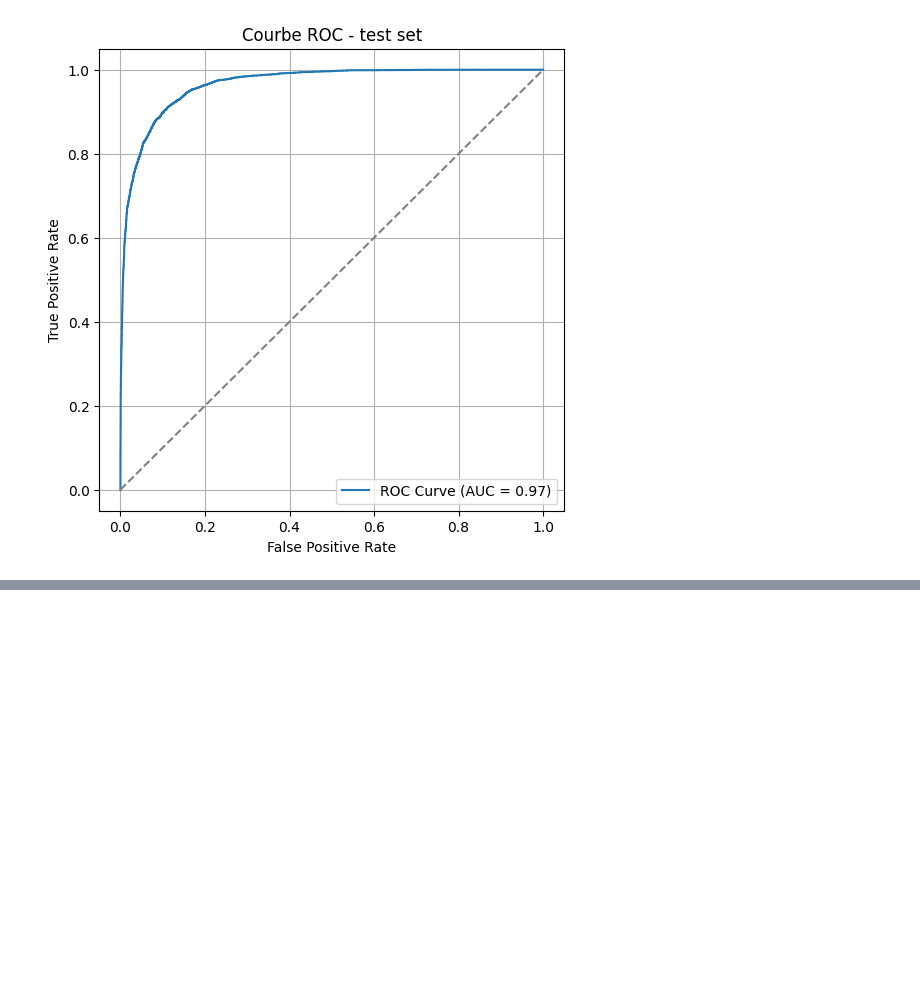
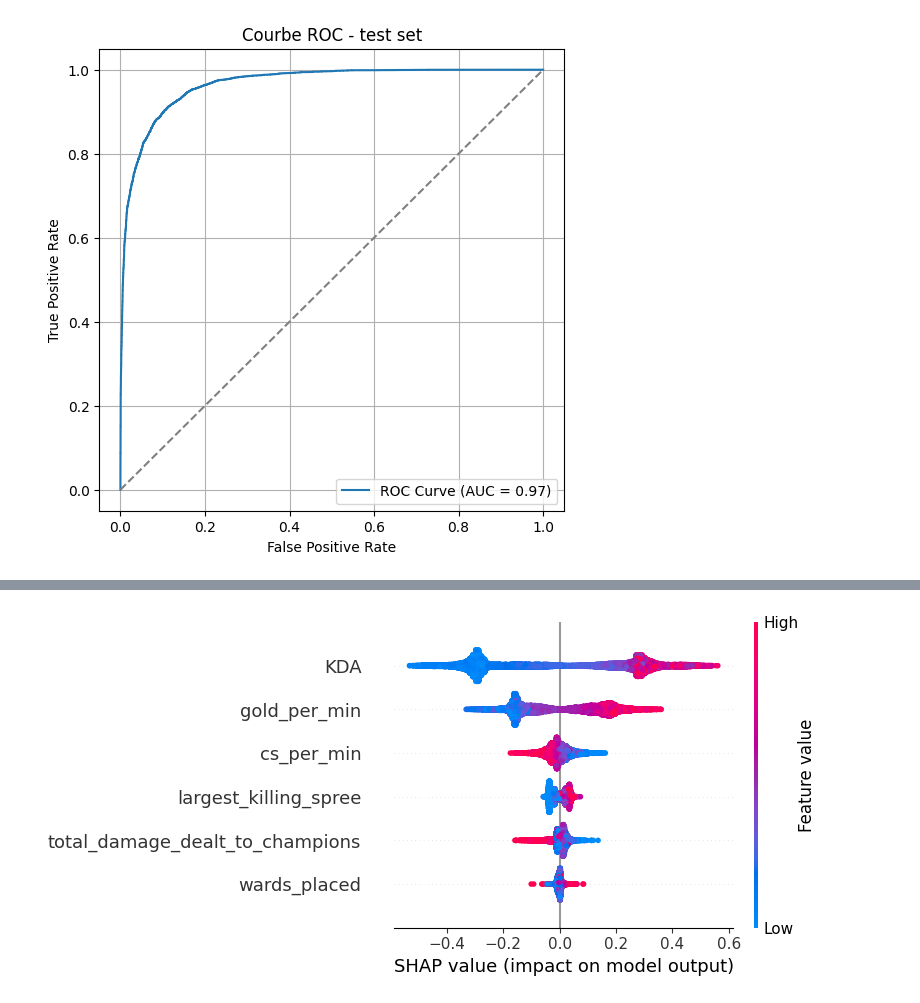
Before and after one commit to blaugrana11/ML-model_LoL, a Jupyter notebook: notebooks/model1.ipynb, the cells around one changed output, grey strips where cells are left out. Cells and saved outputs as stored; diff of their text form; code cells hidden in the pictures; blank space fills up the shorter version.

```diff
--- a/notebooks/model1.ipynb
+++ b/notebooks/model1.ipynb
@@ -619,0 +645,5 @@ Accuracy sur le jeu de test : 0.8993
+# %%
+# Plot détaillé avec distribution
+shap.summary_plot(shap_values_class1, X_val)
+# %% [output]
+[figure, added]
```
Also changed, not shown: parts of 5 cells of this notebook.
